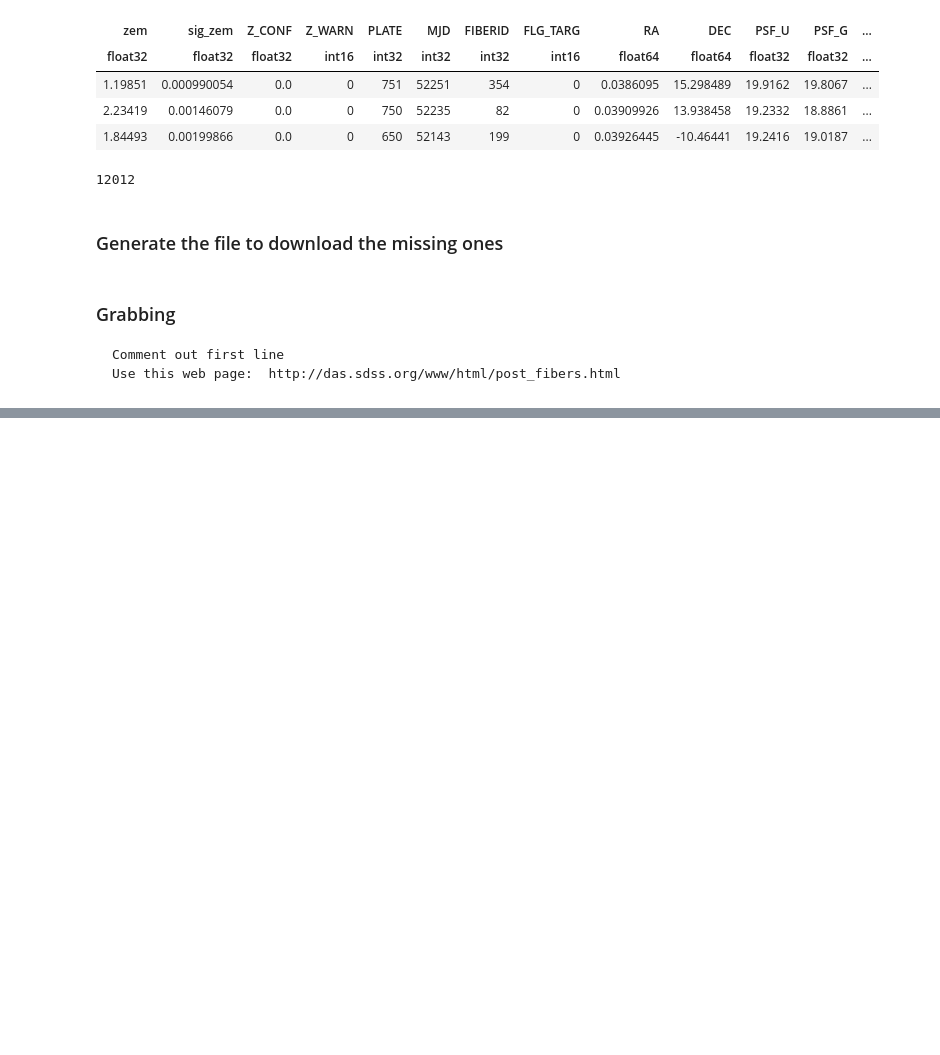
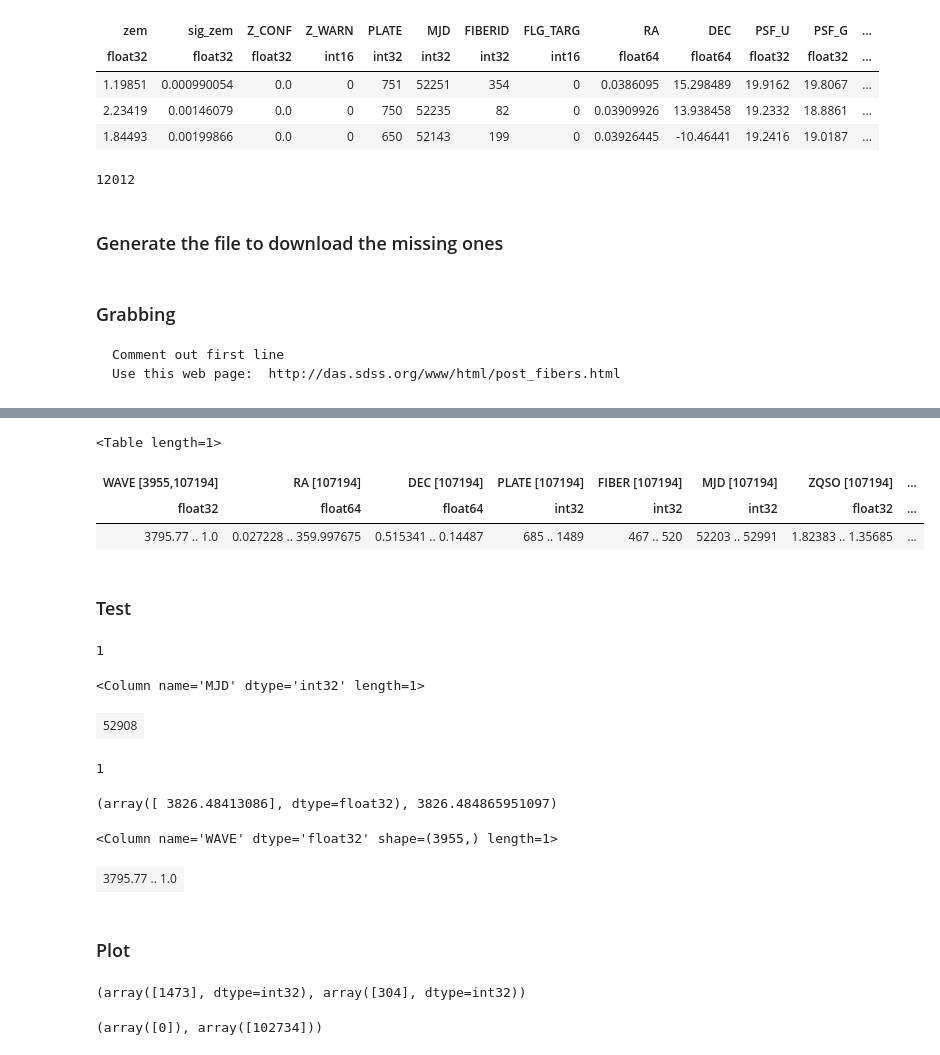
Before and after one commit to specdb/igmspec, a Jupyter notebook: docs/datasets/SDSS_DR7.ipynb, the cells around one changed output, grey strips where cells are left out. Saved outputs shown, nothing was run; the diff lists cells and outputs as text; code cells hidden in the pictures; blank space fills up the shorter version.

```diff
--- a/docs/datasets/SDSS_DR7.ipynb
+++ b/docs/datasets/SDSS_DR7.ipynb
@@ -97,0 +118,30 @@ need_tbl[5999:].write(os.getenv('RAW_IGMSPEC')+'/SDSS/dr7_neededB.csv')
+# %%
+wv_file = os.getenv('RAW_IGMSPEC')+'/SDSS/ALLQSO_SPEC_106_wave_nointerp.fits'
+# %%
+zhu_wave = Table.read(wv_file)
+# %%
+zhu_wave[0:3]
+# %% [output]
+<Table length=1>
+| WAVE [3955,107194] | RA [107194] | DEC [107194] | PLATE [107194] | FIBER [107194] | MJD [107194] | ZQSO [107194] | ... |
+| float32 | float64 | float64 | int32 | int32 | int32 | float32 | ... |
+| 3795.77 .. 1.0 | 0.027228 .. 359.997675 | 0.515341 .. 0.14487 | 685 .. 1489 | 467 .. 520 | 52203 .. 52991 | 1.82383 .. 1.35685 | ... |
+# %% [markdown]
+### Test
+# %%
+plate=1473
+fiber=304
+mtc = (conti['PLATE'] == plate) & (conti['FIBER']==fiber)
+np.sum(mtc)
+# %% [output]
+1
+# %%
+conti['MJD'][mtc]
+# %% [output]
+<Column name='MJD' dtype='int32' length=1>
+| 52908 |
+# %%
+mtw = (zhu_wave['PLATE'] == plate) & (zhu_wave['FIBER']==fiber)
+np.sum(mtw)
+# %% [output]
+1
@@ -97,0 +151,20 @@ need_tbl[5999:].write(os.getenv('RAW_IGMSPEC')+'/SDSS/dr7_neededB.csv')
+# %%
+imin = np.argmin(np.abs(zhu_wave['WAVE'][0,:,np.where(mtw)[0]]-spec.wavelength[0].value))
+zhu_wave['WAVE'][0,imin,np.where(mtw)[0]].data,spec.wavelength[0].value
+# %% [output]
+(array([ 3826.48413086], dtype=float32), 3826.484865951097)
+# %%
+zhu_wave['WAVE'][0,:,np.where(mtw)[0]]
+# %% [output]
+<Column name='WAVE' dtype='float32' shape=(3955,) length=1>
+| 3795.77 .. 1.0 |
+# %% [markdown]
+### Plot
+# %%
+conti['PLATE'][mtc].data, conti['FIBER'][mtc].data
+# %% [output]
+(array([1473], dtype=int32), array([304], dtype=int32))
+# %%
+np.where(mtc)
+# %% [output]
+(array([0]), array([102734]))
```
Also changed, not shown: parts of 11 cells of this notebook, 4 other files.
